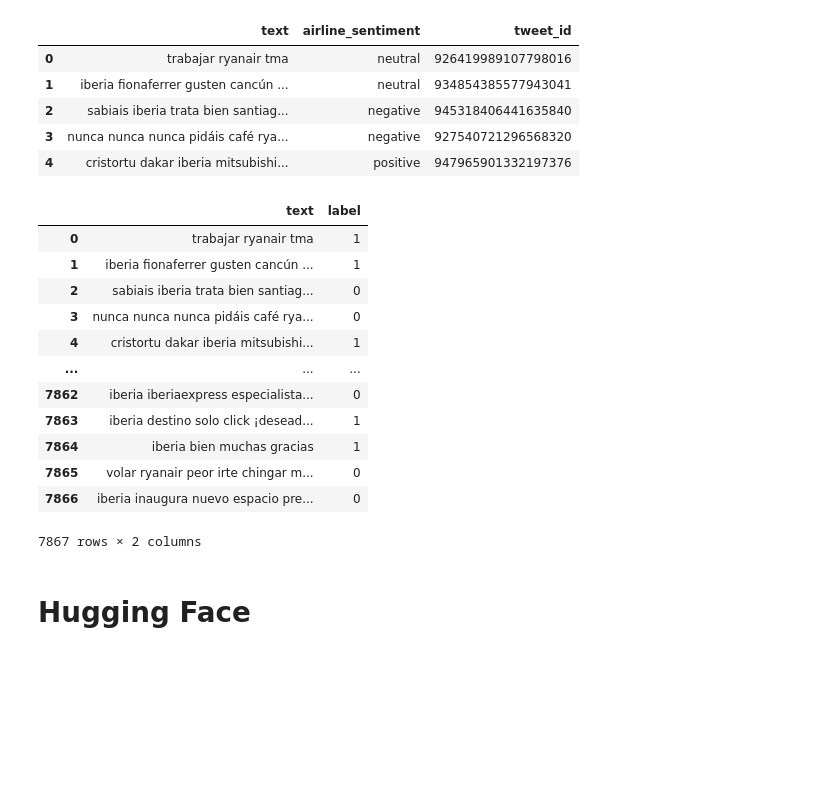
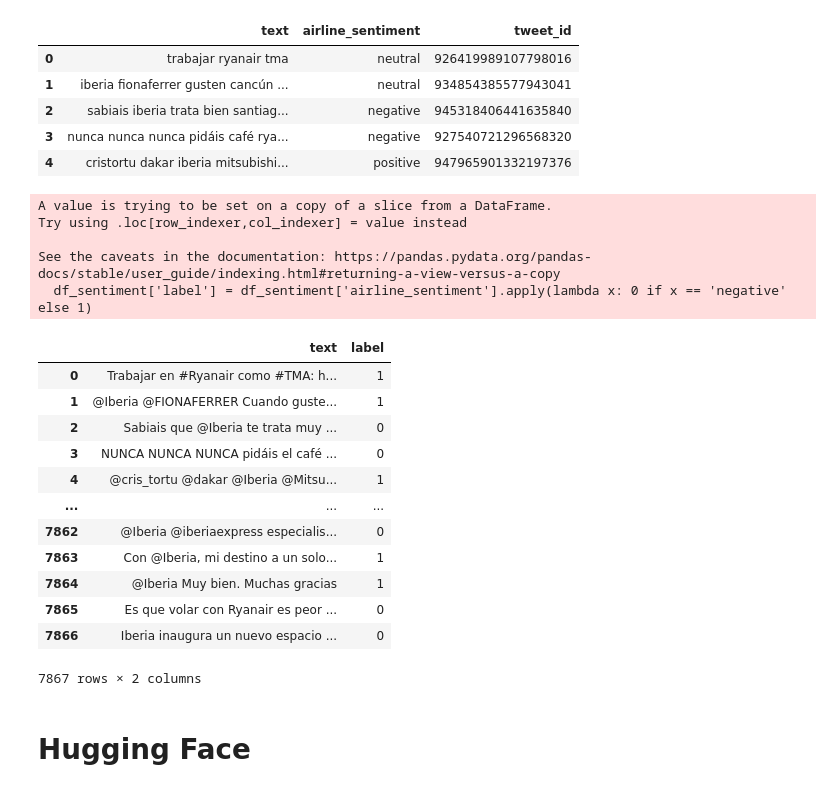
Before and after one commit to raulangelj/analisis_sentimientos_depresion, a Jupyter notebook: sentimientos.ipynb, the cells around one changed output. Saved outputs shown, nothing was run; the diff lists cells and outputs as text; code cells hidden in the pictures; blank space fills up the shorter version.

```diff
--- a/sentimientos.ipynb
+++ b/sentimientos.ipynb
@@ -127,21 +127,27 @@ df_sentiment.head()
 | 3 | nunca nunca nunca pidáis café rya... | negative | 927540721296568320 |
 | 4 | cristortu dakar iberia mitsubishi... | positive | 947965901332197376 |
 # %%
-df_sentiment = df_sentiment[['text', 'airline_sentiment']]
+df_sentiment = df[['text', 'airline_sentiment']]
+# df_sentiment['label'] = df_sentiment['airline_sentiment'].apply(lambda x: '1 start' if x == 'negative' else '5 stars')
 df_sentiment['label'] = df_sentiment['airline_sentiment'].apply(lambda x: 0 if x == 'negative' else 1)
 df_sentiment = df_sentiment[['text', 'label']]
 df_sentiment
 # %% [output]
+A value is trying to be set on a copy of a slice from a DataFrame.
+Try using .loc[row_indexer,col_indexer] = value instead
+
+See the caveats in the documentation: https://pandas.pydata.org/pandas-docs/stable/user_guide/indexing.html#returning-a-view-versus-a-copy
+  df_sentiment['label'] = df_sentiment['airline_sentiment'].apply(lambda x: 0 if x == 'negative' else 1)
 |  | text | label |
-| 0 | trabajar ryanair tma | 1 |
-| 1 | iberia fionaferrer gusten cancún ... | 1 |
-| 2 | sabiais iberia trata bien santiag... | 0 |
-| 3 | nunca nunca nunca pidáis café rya... | 0 |
-| 4 | cristortu dakar iberia mitsubishi... | 1 |
+| 0 | Trabajar en #Ryanair como #TMA: h... | 1 |
+| 1 | @Iberia @FIONAFERRER Cuando guste... | 1 |
+| 2 | Sabiais que @Iberia te trata muy ... | 0 |
+| 3 | NUNCA NUNCA NUNCA pidáis el café ... | 0 |
+| 4 | @cris_tortu @dakar @Iberia @Mitsu... | 1 |
 | ... | ... | ... |
-| 7862 | iberia iberiaexpress especialista... | 0 |
-| 7863 | iberia destino solo click ¡desead... | 1 |
-| 7864 | iberia bien muchas gracias | 1 |
-| 7865 | volar ryanair peor irte chingar m... | 0 |
-| 7866 | iberia inaugura nuevo espacio pre... | 0 |
+| 7862 | @Iberia @iberiaexpress especialis... | 0 |
+| 7863 | Con @Iberia, mi destino a un solo... | 1 |
+| 7864 | @Iberia Muy bien. Muchas gracias | 1 |
+| 7865 | Es que volar con Ryanair es peor ... | 0 |
+| 7866 | Iberia inaugura un nuevo espacio ... | 0 |
-7867 rows × 2 columns
+7867 rows × 2 columns
```
Also changed, not shown: parts of 18 cells of this notebook, 1 other file.
